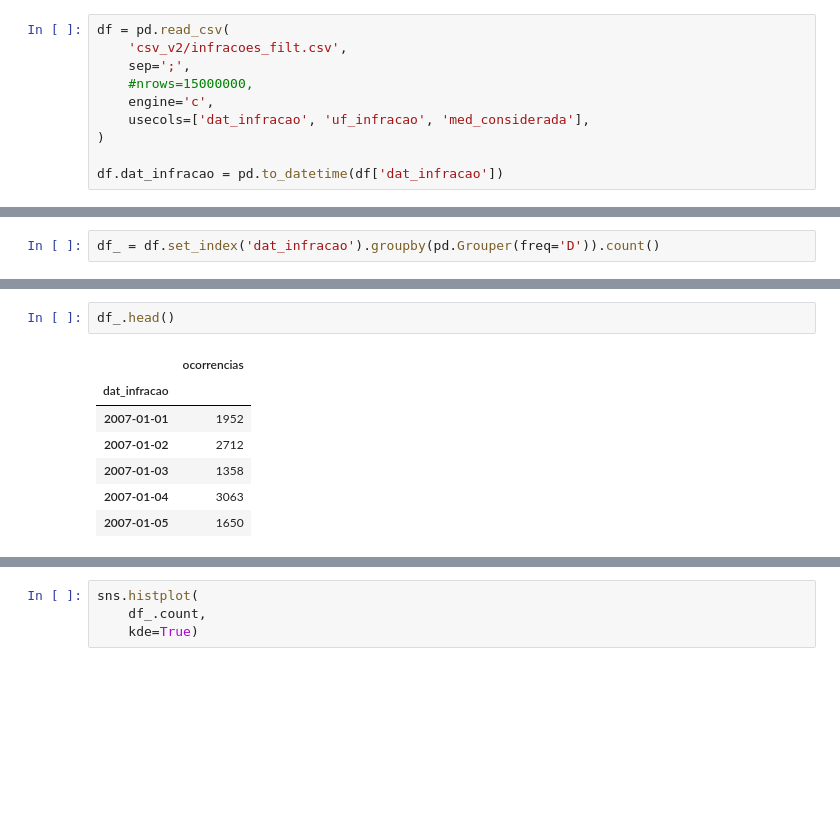
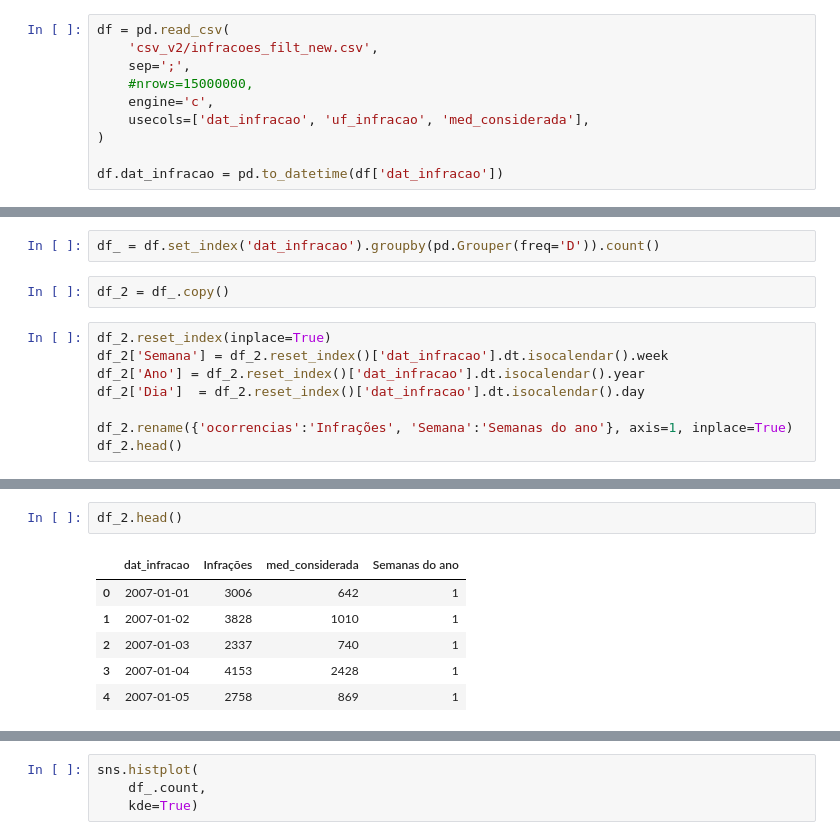
Before and after one commit to phobeiro/Trabalho-Seminarios-Bandoleros, a Jupyter notebook: stl.ipynb, the cells around one changed output, grey strips where cells are left out. Saved outputs shown, nothing was run; the diff lists cells and outputs as text; blank space fills up the shorter version.

```diff
--- a/stl.ipynb
+++ b/stl.ipynb
@@ -47,7 +56,7 @@ pass
 Filtrando com as infracões selecionadas, houve redução de 63.219.086 para 39.721.279
 # %%
 df = pd.read_csv(
-    'csv_v2/infracoes_filt.csv',
+    'csv_v2/infracoes_filt_new.csv',
     sep=';',
     #nrows=15000000,
     engine='c',
@@ -58,2 +69,12 @@ df.dat_infracao = pd.to_datetime(df['dat_infracao'])
 # %%
 df_ = df.set_index('dat_infracao').groupby(pd.Grouper(freq='D')).count()
+# %%
+df_2 = df_.copy()
+# %%
+df_2.reset_index(inplace=True)
+df_2['Semana'] = df_2.reset_index()['dat_infracao'].dt.isocalendar().week
+df_2['Ano'] = df_2.reset_index()['dat_infracao'].dt.isocalendar().year
+df_2['Dia']  = df_2.reset_index()['dat_infracao'].dt.isocalendar().day
+
+df_2.rename({'ocorrencias':'Infrações', 'Semana':'Semanas do ano'}, axis=1, inplace=True)
+df_2.head()
@@ -63,10 +350,9 @@ df_.drop(['med_considerada','uf_infracao'], axis=1, inplace = True)
 # %%
-df_.head()
+df_2.head()
 # %% [output]
-|  | ocorrencias |
-| dat_infracao |  |
-| 2007-01-01 | 1952 |
-| 2007-01-02 | 2712 |
-| 2007-01-03 | 1358 |
-| 2007-01-04 | 3063 |
-| 2007-01-05 | 1650 |
+|  | dat_infracao | Infrações | med_considerada | Semanas do ano |
+| 0 | 2007-01-01 | 3006 | 642 | 1 |
+| 1 | 2007-01-02 | 3828 | 1010 | 1 |
+| 2 | 2007-01-03 | 2337 | 740 | 1 |
+| 3 | 2007-01-04 | 4153 | 2428 | 1 |
+| 4 | 2007-01-05 | 2758 | 869 | 1 |
```
Also changed, not shown: parts of 36 cells of this notebook, 24 other files.
